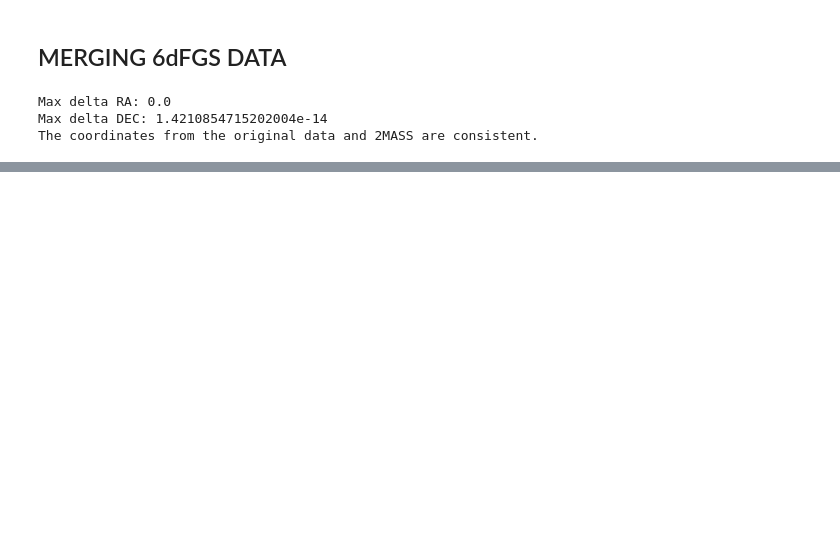
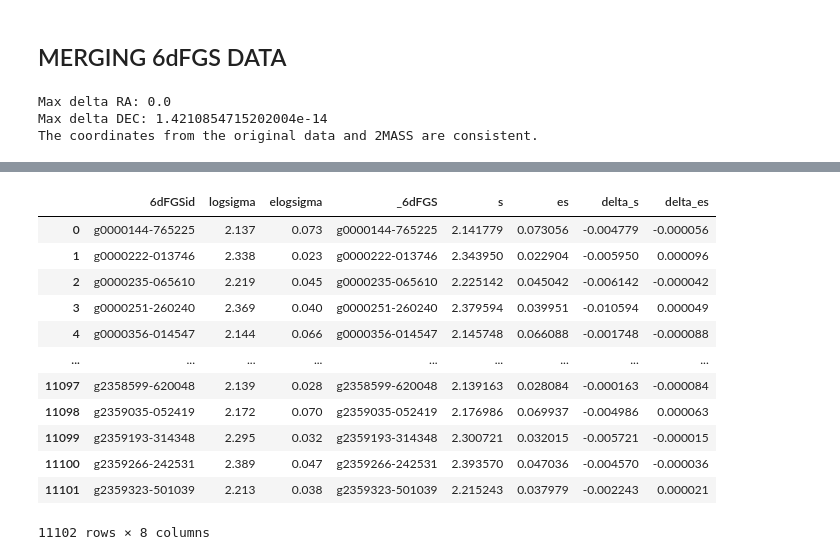
Before and after one commit to mrafifrbbn/thesis-research-2.0, a Jupyter notebook: notebook.ipynb, the cells around one changed output, grey strips where cells are left out. Cells and saved outputs as stored; diff of their text form; code cells hidden in the pictures; blank space fills up the shorter version.

```diff
--- a/notebook.ipynb
+++ b/notebook.ipynb
@@ -673,0 +878,24 @@ plt.scatter(df.z, delta_z_lamost)
+# %%
+df_campbell = pd.read_csv(f'data/raw/6dfgs/campbell_table8.ascii', delim_whitespace=True)[['6dFGSid', 'logsigma', 'elogsigma']]
+df_slice = df[['_6dFGS', 's', 'es']]
+
+df_merge = df_campbell.merge(df_slice, left_on='6dFGSid', right_on='_6dFGS')
+
+df_merge['delta_s'] = df_merge['logsigma'] - df_merge['s']
+df_merge['delta_es'] = df_merge['elogsigma'] - df_merge['es']
+
+df_merge
+# %% [output]
+|  | 6dFGSid | logsigma | elogsigma | _6dFGS | s | es | delta_s | delta_es |
+| 0 | g0000144-765225 | 2.137 | 0.073 | g0000144-765225 | 2.141779 | 0.073056 | -0.004779 | -0.000056 |
+| 1 | g0000222-013746 | 2.338 | 0.023 | g0000222-013746 | 2.343950 | 0.022904 | -0.005950 | 0.000096 |
+| 2 | g0000235-065610 | 2.219 | 0.045 | g0000235-065610 | 2.225142 | 0.045042 | -0.006142 | -0.000042 |
+| 3 | g0000251-260240 | 2.369 | 0.040 | g0000251-260240 | 2.379594 | 0.039951 | -0.010594 | 0.000049 |
+| 4 | g0000356-014547 | 2.144 | 0.066 | g0000356-014547 | 2.145748 | 0.066088 | -0.001748 | -0.000088 |
+| ... | ... | ... | ... | ... | ... | ... | ... | ... |
+| 11097 | g2358599-620048 | 2.139 | 0.028 | g2358599-620048 | 2.139163 | 0.028084 | -0.000163 | -0.000084 |
+| 11098 | g2359035-052419 | 2.172 | 0.070 | g2359035-052419 | 2.176986 | 0.069937 | -0.004986 | 0.000063 |
+| 11099 | g2359193-314348 | 2.295 | 0.032 | g2359193-314348 | 2.300721 | 0.032015 | -0.005721 | -0.000015 |
+| 11100 | g2359266-242531 | 2.389 | 0.047 | g2359266-242531 | 2.393570 | 0.047036 | -0.004570 | -0.000036 |
+| 11101 | g2359323-501039 | 2.213 | 0.038 | g2359323-501039 | 2.215243 | 0.037979 | -0.002243 | 0.000021 |
+11102 rows × 8 columns
```
Also changed, not shown: parts of 24 cells of this notebook, 8 other files.
